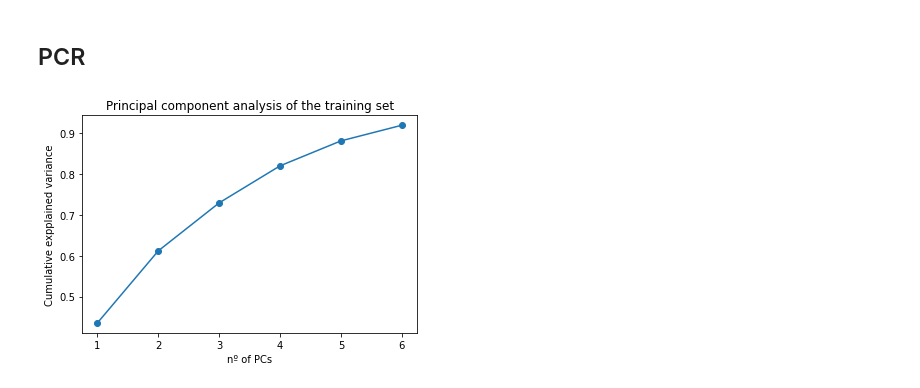
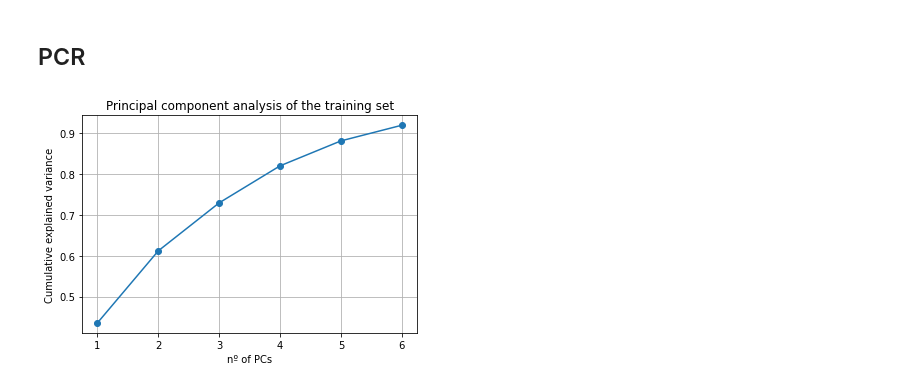
Before and after one commit to lucasabdalah/Exploratory-Data-Analisys, a Jupyter notebook: code/hw2/data_regression.ipynb, the cells around one changed output. Saved outputs shown, nothing was run; the diff lists cells and outputs as text; code cells hidden in the pictures.

```diff
--- a/code/hw2/data_regression.ipynb
+++ b/code/hw2/data_regression.ipynb
@@ -465,12 +465,13 @@ Explain variance score = 0.81
 # %%
 # Principal component analysis of the training set:
 pca = PCA(n_components=6)
 pca.fit(X_train)
 plt.figure()
 plt.title('Principal component analysis of the training set')
 plt.xlabel('nº of PCs')
-plt.ylabel('Cumulative expplained variance')
+plt.ylabel('Cumulative explained variance')
 plt.plot(np.arange(6)+1, np.cumsum(pca.explained_variance_ratio_), 'o-')
+plt.grid()
 plt.show()
 # %% [output]
-[figure, old version]
+[figure, new version]
```
Also changed, not shown: parts of 2 cells of this notebook.
